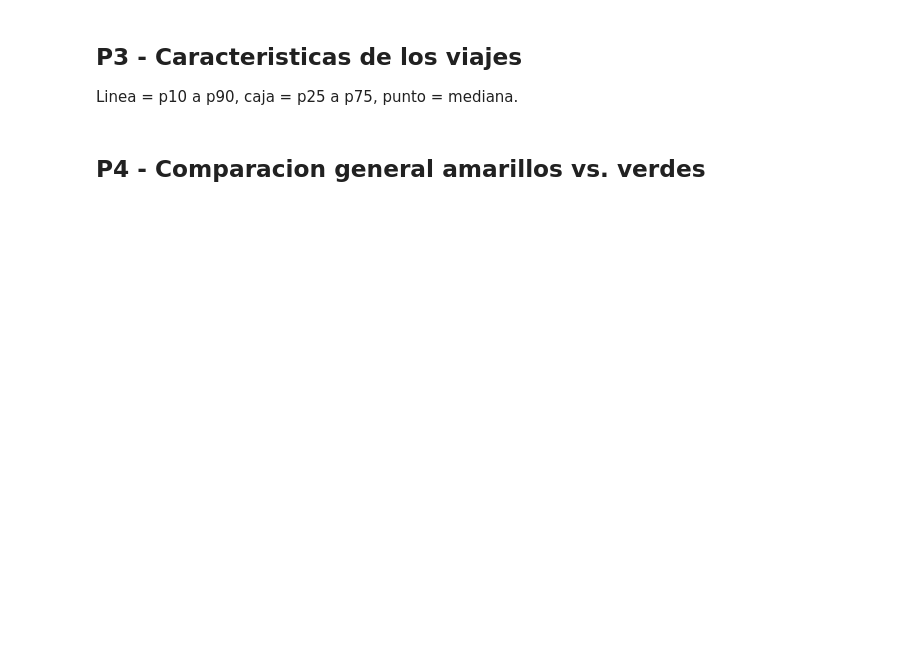
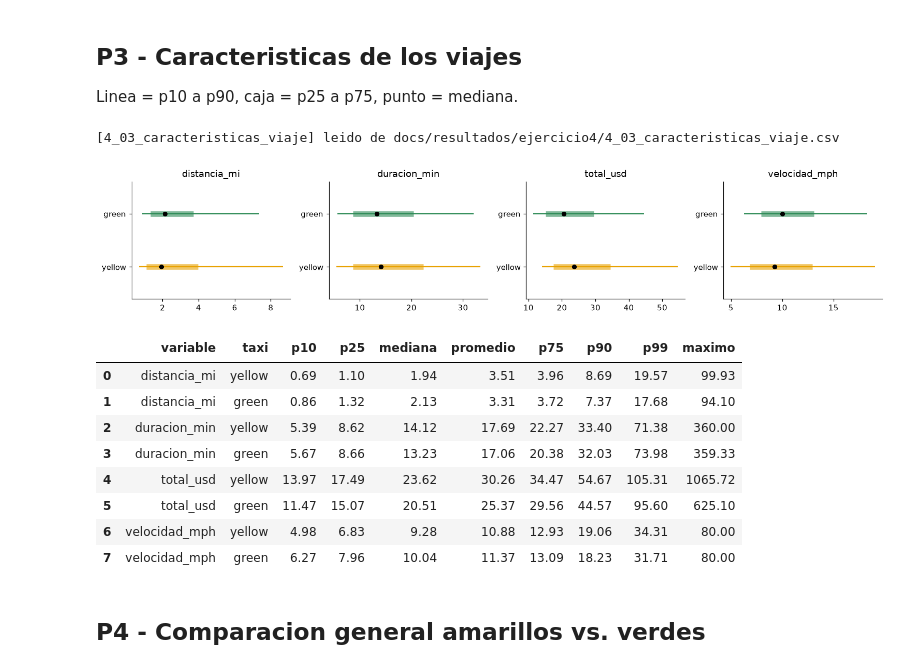
Before and after one commit to nicollegordillo/duckdb, a Jupyter notebook: notebooks/ejercicio4_analisis.ipynb, the cells around one changed output. Cells and saved outputs as stored; diff of their text form; code cells hidden in the pictures; blank space fills up the shorter version.

```diff
--- a/notebooks/ejercicio4_analisis.ipynb
+++ b/notebooks/ejercicio4_analisis.ipynb
@@ -74,21 +114,33 @@ p2.groupby(["taxi", "hora"]).viajes.sum().unstack(0).idxmax()   # hora pico por
 
 Linea = p10 a p90, caja = p25 a p75, punto = mediana.
 # %%
-p3 = correr("sql/ejercicio4/4_03_caracteristicas_viaje.sql")
+p3 = cargar("sql/ejercicio4/4_03_caracteristicas_viaje.sql")
 variables = p3.variable.unique()
 fig, ejes = plt.subplots(1, len(variables), figsize=(14, 2.8))
 for eje, var in zip(ejes, variables):
     d = p3[p3.variable == var].reset_index(drop=True)
     for i, r in d.iterrows():
         c = COLOR[r.taxi]
         eje.hlines(i, r.p10, r.p90, color=c, lw=1.5)
         eje.hlines(i, r.p25, r.p75, color=c, lw=7, alpha=.6)
         eje.plot(r.mediana, i, "o", color="black", ms=5)
     eje.set_yticks(range(len(d)), d.taxi)
     eje.set_ylim(-0.6, len(d) - 0.4)
     eje.set_title(var)
 guardar(fig, "p3_caracteristicas")
 p3
+# %% [output]
+[4_03_caracteristicas_viaje] leido de docs/resultados/ejercicio4/4_03_caracteristicas_viaje.csv
+[figure, added]
+|  | variable | taxi | p10 | p25 | mediana | promedio | p75 | p90 | p99 | maximo |
+| 0 | distancia_mi | yellow | 0.69 | 1.10 | 1.94 | 3.51 | 3.96 | 8.69 | 19.57 | 99.93 |
+| 1 | distancia_mi | green | 0.86 | 1.32 | 2.13 | 3.31 | 3.72 | 7.37 | 17.68 | 94.10 |
+| 2 | duracion_min | yellow | 5.39 | 8.62 | 14.12 | 17.69 | 22.27 | 33.40 | 71.38 | 360.00 |
+| 3 | duracion_min | green | 5.67 | 8.66 | 13.23 | 17.06 | 20.38 | 32.03 | 73.98 | 359.33 |
+| 4 | total_usd | yellow | 13.97 | 17.49 | 23.62 | 30.26 | 34.47 | 54.67 | 105.31 | 1065.72 |
+| 5 | total_usd | green | 11.47 | 15.07 | 20.51 | 25.37 | 29.56 | 44.57 | 95.60 | 625.10 |
+| 6 | velocidad_mph | yellow | 4.98 | 6.83 | 9.28 | 10.88 | 12.93 | 19.06 | 34.31 | 80.00 |
+| 7 | velocidad_mph | green | 6.27 | 7.96 | 10.04 | 11.37 | 13.09 | 18.23 | 31.71 | 80.00 |
 # %% [markdown]
 ## P4 - Comparacion general amarillos vs. verdes
 # %%
```
Also changed, not shown: parts of 13 cells of this notebook, 34 other files.
